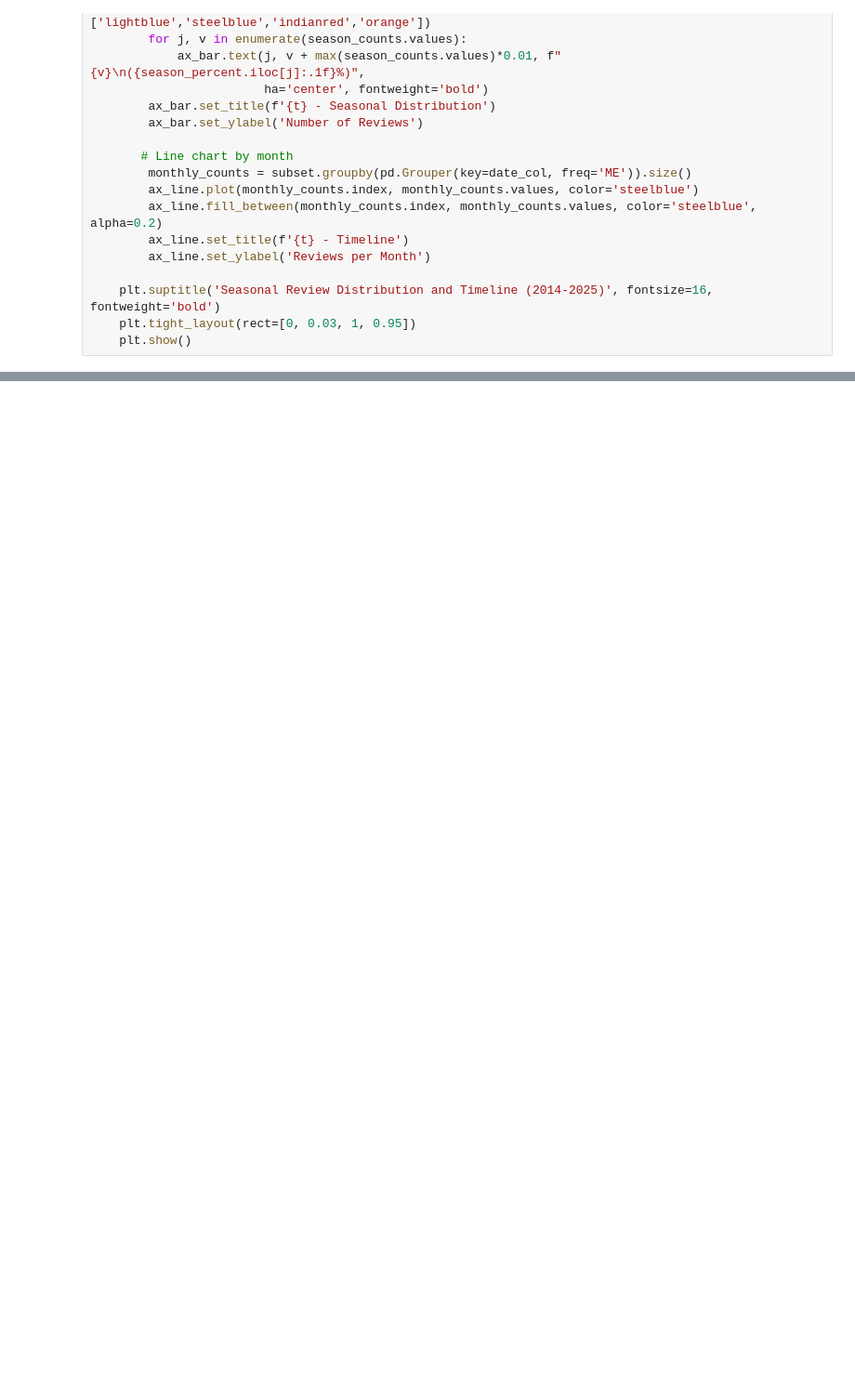
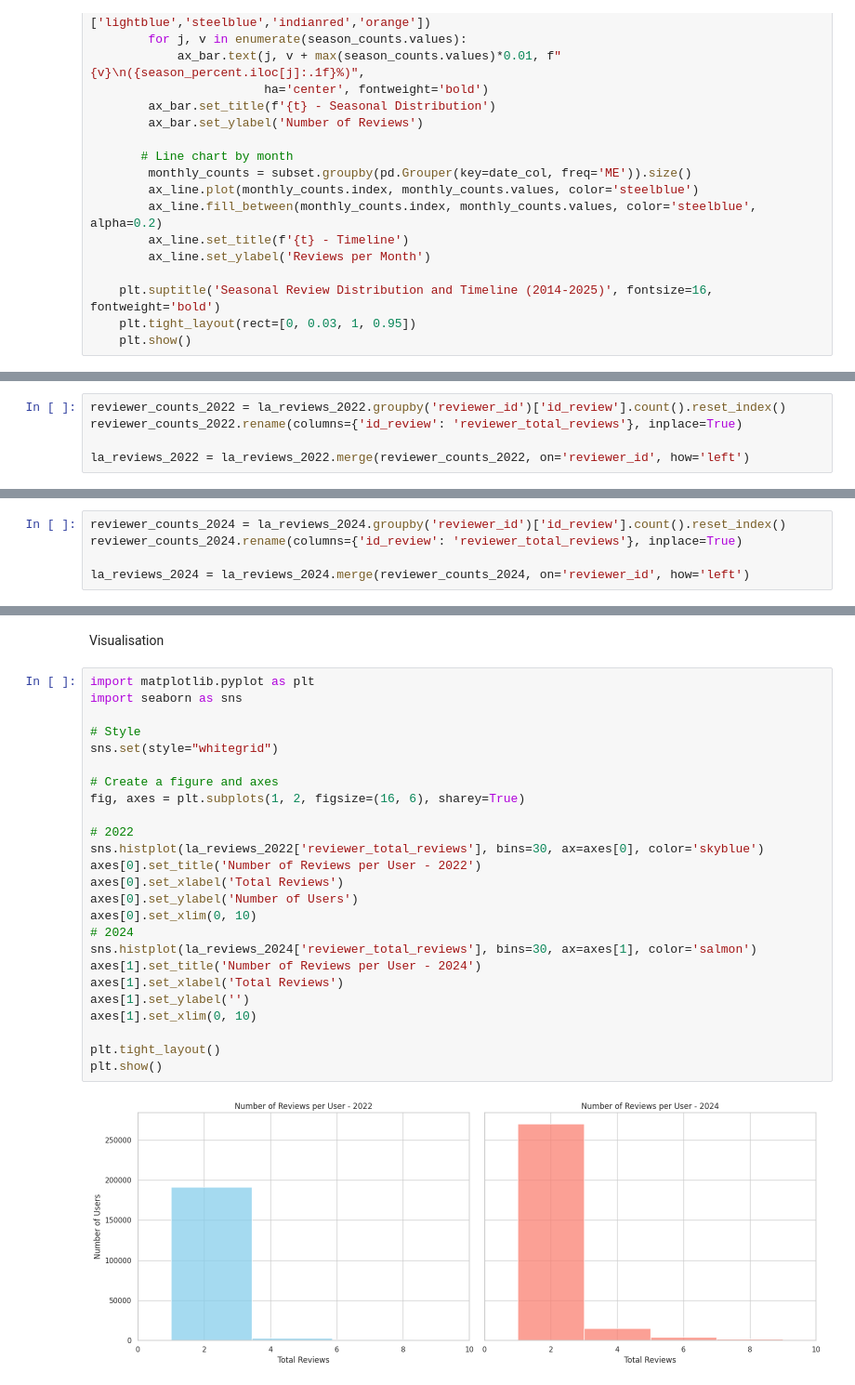
Before and after one commit to TinaKgn/tourism_data_project, a Jupyter notebook: notebooks/Airbnb_LA_cleaning.ipynb, the cells around one changed output, grey strips where cells are left out. Shown at 93% size. Drawn from its saved outputs; the diff is of its cells as text; blank space fills up the shorter version.

```diff
--- a/notebooks/Airbnb_LA_cleaning.ipynb
+++ b/notebooks/Airbnb_LA_cleaning.ipynb
@@ -296,0 +569,5 @@ plot_season_timeline(df_sample)
+# %%
+reviewer_counts_2022 = la_reviews_2022.groupby('reviewer_id')['id_review'].count().reset_index()
+reviewer_counts_2022.rename(columns={'id_review': 'reviewer_total_reviews'}, inplace=True)
+
+la_reviews_2022 = la_reviews_2022.merge(reviewer_counts_2022, on='reviewer_id', how='left')
@@ -296,0 +576,5 @@ plot_season_timeline(df_sample)
+# %%
+reviewer_counts_2024 = la_reviews_2024.groupby('reviewer_id')['id_review'].count().reset_index()
+reviewer_counts_2024.rename(columns={'id_review': 'reviewer_total_reviews'}, inplace=True)
+
+la_reviews_2024 = la_reviews_2024.merge(reviewer_counts_2024, on='reviewer_id', how='left')
@@ -296,0 +603,29 @@ plot_season_timeline(df_sample)
+# %% [markdown]
+Visualisation
+# %%
+import matplotlib.pyplot as plt
+import seaborn as sns
+
+# Style
+sns.set(style="whitegrid")
+
+# Create a figure and axes
+fig, axes = plt.subplots(1, 2, figsize=(16, 6), sharey=True)
+
+# 2022
+sns.histplot(la_reviews_2022['reviewer_total_reviews'], bins=30, ax=axes[0], color='skyblue')
+axes[0].set_title('Number of Reviews per User - 2022')
+axes[0].set_xlabel('Total Reviews')
+axes[0].set_ylabel('Number of Users')
+axes[0].set_xlim(0, 10)
+# 2024
+sns.histplot(la_reviews_2024['reviewer_total_reviews'], bins=30, ax=axes[1], color='salmon')
+axes[1].set_title('Number of Reviews per User - 2024')
+axes[1].set_xlabel('Total Reviews')
+axes[1].set_ylabel('')
+axes[1].set_xlim(0, 10)
+
+plt.tight_layout()
+plt.show()
+# %% [output]
+[figure, added]
```
Also changed, not shown: parts of 97 cells of this notebook.
